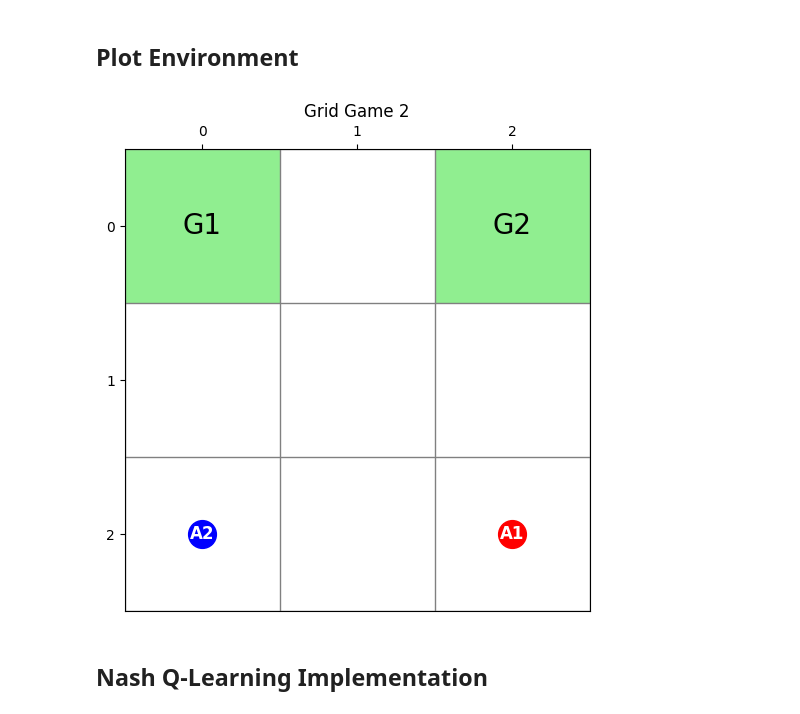
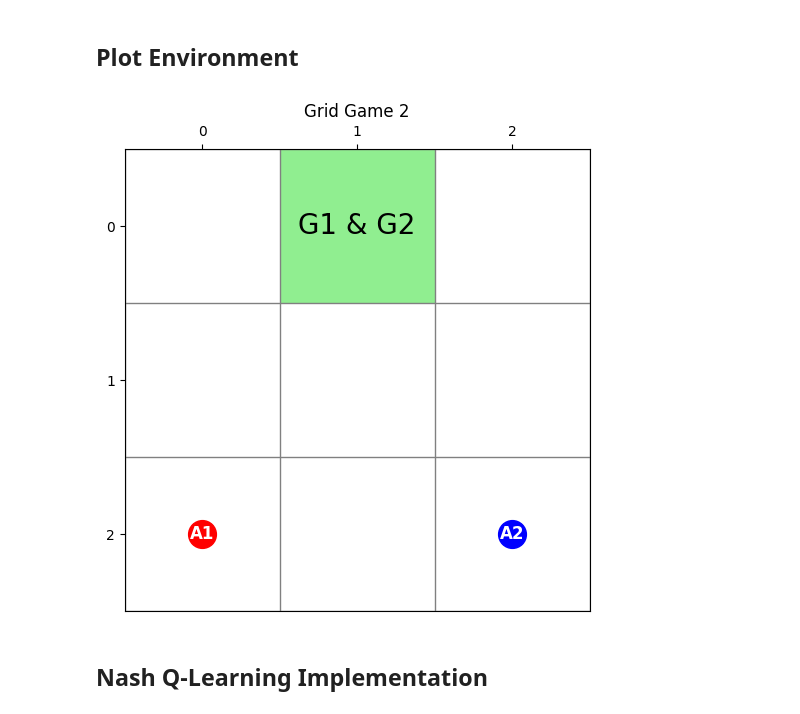
Before and after one commit to valeriacerciello/uzh-masters-project, a Jupyter notebook: Nash-Q-Learning.ipynb, the cells around one changed output. Saved outputs shown, nothing was run; the diff lists cells and outputs as text; code cells hidden in the pictures.

```diff
--- a/Nash-Q-Learning.ipynb
+++ b/Nash-Q-Learning.ipynb
@@ -73,9 +73,9 @@ class GridGame1(gym.Env):
     def __init__(self):
         self.grid_size = grid_size
         self.n_agents = 2
-        self.goals = [(0, 0), (0, 2)]  # Agent 1 and 2 goals
+        self.goals = [(0, 2), (0, 0)]  # Agent 1 and 2 goals
         self.max_steps = max_steps
-        self.init_positions = [(2, 2), (2, 0)] # Agent 1 and 2 init positions
+        self.init_positions = [(2, 0), (2, 2)] # Agent 1 and 2 init positions
 
 
         # Action space: 4 actions per agent
@@ -130,10 +130,11 @@ class GridGame1(gym.Env):
                 done = False  # Agents stay in place
 
             else:
+                # Enforce agent to move a better efficiency
                 reward1 = reward2 = -0.1
 
 
-        # Enforce agent to move a better efficiency
+
 
         # Force episode end after max_steps
         done = done or self.steps >= self.max_steps
@@ -196,9 +197,9 @@ class GridGame2(gym.Env):
     def __init__(self):
         self.grid_size = grid_size
         self.n_agents = 2
-        self.goals = [(0, 0), (0, 2)]  # Agent 1 and 2 goals
+        self.goals = [(0,1), (0,1)]  # Agent 1 and 2 goals
         self.max_steps = max_steps
-        self.init_positions = [(2, 2), (2, 0)] # Agent 1 and 2 init positions
+        self.init_positions = [(2, 0), (2, 2)] # Agent 1 and 2 init positions
 
 
         # Action space: 4 actions per agent
@@ -253,10 +254,11 @@ class GridGame2(gym.Env):
                 done = False  # Agents stay in place
 
             else:
+                # Enforce agent to move a better efficiency
                 reward1 = reward2 = -0.1
 
 
-        # Enforce agent to move a better efficiency
+
 
         # Force episode end after max_steps
         done = done or self.steps >= self.max_steps
@@ -328,45 +330,55 @@ def plot_env_state(env):
     ax.set_yticks([0.5, 1.5, 2.5])
     ax.set_xticklabels(['0', '1', '2'])
     ax.set_yticklabels(['0', '1', '2'])
 
     # Move x-axis to the top
     ax.xaxis.set_ticks_position('top')
     ax.xaxis.set_label_position('top')
 
     # Invert y-axis to match paper's layout
     ax.invert_yaxis()
     ax.set_title("Grid Game 2" if type(env) is GridGame2 else "Grid Game 1")
 
+    # Inverse coordinates to match array-like indexing
+    def set_background_coords(row, col):
+        return (col, row)
+
     # Plot goals (example: green cells at top-left and top-right)
-    ax.add_patch(patches.Rectangle((0, 0), 1, 1, facecolor='lightgreen'))
-    ax.add_patch(patches.Rectangle((2, 0), 1, 1, facecolor='lightgreen'))
-    ax.text(0.5, 0.5, 'G1', ha='center', va='center', fontsize=20)
-    ax.text(2.5, 0.5, 'G2', ha='center', va='center', fontsize=20)
+    ax.add_patch(patches.Rectangle(set_background_coords(*env.goals[0]), 1, 1, facecolor='lightgreen'))
+    ax.add_patch(patches.Rectangle(set_background_coords(*env.goals[1]), 1, 1, facecolor='lightgreen'))
+
+
+    # Convert to coordinates
+    def set_label_coords(row, col):
+        return (col + 0.5, row + 0.5)
+
+    if env.goals[0] == env.goals[1]:
+        ax.text(*set_label_coords(*env.goals[0]), 'G1 & G2', ha='center', va='center', fontsize=20)
+    else:
+        ax.text(*set_label_coords(*env.goals[0]), 'G1', ha='center', va='center', fontsize=20)
+        ax.text(*set_label_coords(*env.goals[1]), 'G2', ha='center', va='center', fontsize=20)
 
     # Plot agent positions
     a1_row, a1_col = env.agent1_pos
     a2_row, a2_col = env.agent2_pos
 
-    # Convert to "paper coordinates"
-    def set_coords(row, col):
-        return (col + 0.5, row + 0.5)
 
-    ax.plot(*set_coords(a1_row, a1_col), 'ro', markersize=20, label="Agent 1")
-    ax.plot(*set_coords(a2_row, a2_col), 'bo', markersize=20, label="Agent 2")
+    ax.plot(*set_label_coords(a1_row, a1_col), 'ro', markersize=20, label="Agent 1")
+    ax.plot(*set_label_coords(a2_row, a2_col), 'bo', markersize=20, label="Agent 2")
 
      #Add text annotations
-    ax.text(*set_coords(a1_row, a1_col), "A1", fontsize=12, ha='center', va='center', color='white', fontweight='bold')
-    ax.text(*set_coords(a2_row, a2_col), "A2", fontsize=12, ha='center', va='center', color='white', fontweight='bold')
+    ax.text(*set_label_coords(a1_row, a1_col), "A1", fontsize=12, ha='center', va='center', color='white', fontweight='bold')
+    ax.text(*set_label_coords(a2_row, a2_col), "A2", fontsize=12, ha='center', va='center', color='white', fontweight='bold')
 
     plt.show()
 
 
 # Test with initial state
 env = GridGame2()
 env.reset()
 plot_env_state(env)
 # %% [output]
-[figure, old version]
+[figure, new version]
 # %% [markdown]
 ## Nash Q-Learning Implementation
 # %%
```
Also changed, not shown: parts of 5 cells of this notebook.
